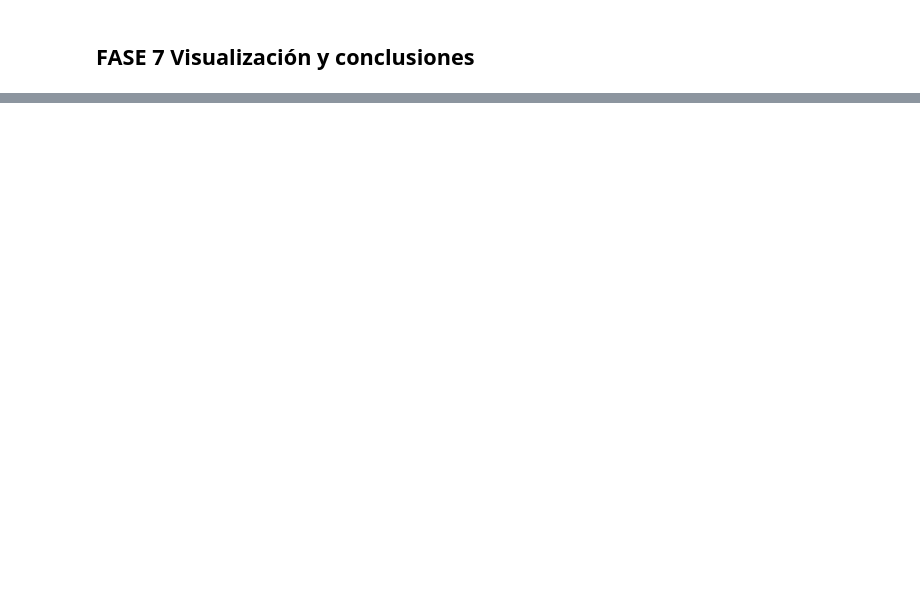
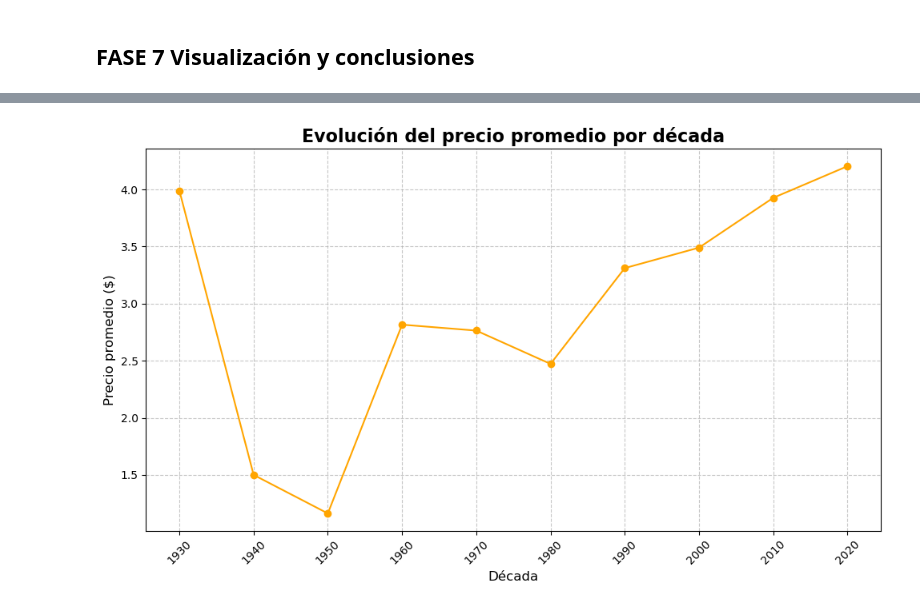
Before and after one commit to AntonioDavid333/tarea2-mongoDB, a Jupyter notebook: act1.ipynb, the cells around one changed output, grey strips where cells are left out. Saved outputs shown, nothing was run; the diff lists cells and outputs as text; code cells hidden in the pictures; blank space fills up the shorter version.

```diff
--- a/act1.ipynb
+++ b/act1.ipynb
@@ -627,0 +758,13 @@ InsertManyResult(['COMIC', 'HARDCOVER', 'TRADE PAPERBACK', 'MAGAZINE', 'DIGITAL
+# %%
+df = pd.DataFrame(list(curated.find({}, {"decade":1, "Price":1, "comic_name":1})))
+
+# Filtrar décadas válidas (evitar nulos o 0)
+df = df[df["decade"] > 0]
+
+# Agrupar por década
+df_decade = df.groupby("decade").agg(
+    avg_price=("Price", "mean"),
+    num_comics=("comic_name", "count")
+).reset_index()
+
+df_decade
@@ -627,0 +783,12 @@ InsertManyResult(['COMIC', 'HARDCOVER', 'TRADE PAPERBACK', 'MAGAZINE', 'DIGITAL
+# %%
+plt.figure(figsize=(10,6))
+plt.plot(df_decade["decade"], df_decade["avg_price"], marker="o", linestyle="-", color="orange")
+plt.title("Evolución del precio promedio por década", fontsize=16, fontweight="bold")
+plt.xlabel("Década", fontsize=12)
+plt.ylabel("Precio promedio ($)", fontsize=12)
+plt.xticks(df_decade["decade"], rotation=45)
+plt.grid(True, linestyle='--', alpha=0.7)
+plt.tight_layout()
+plt.show()
+# %% [output]
+[figure, added]
```
Also changed, not shown: parts of 21 cells of this notebook.
